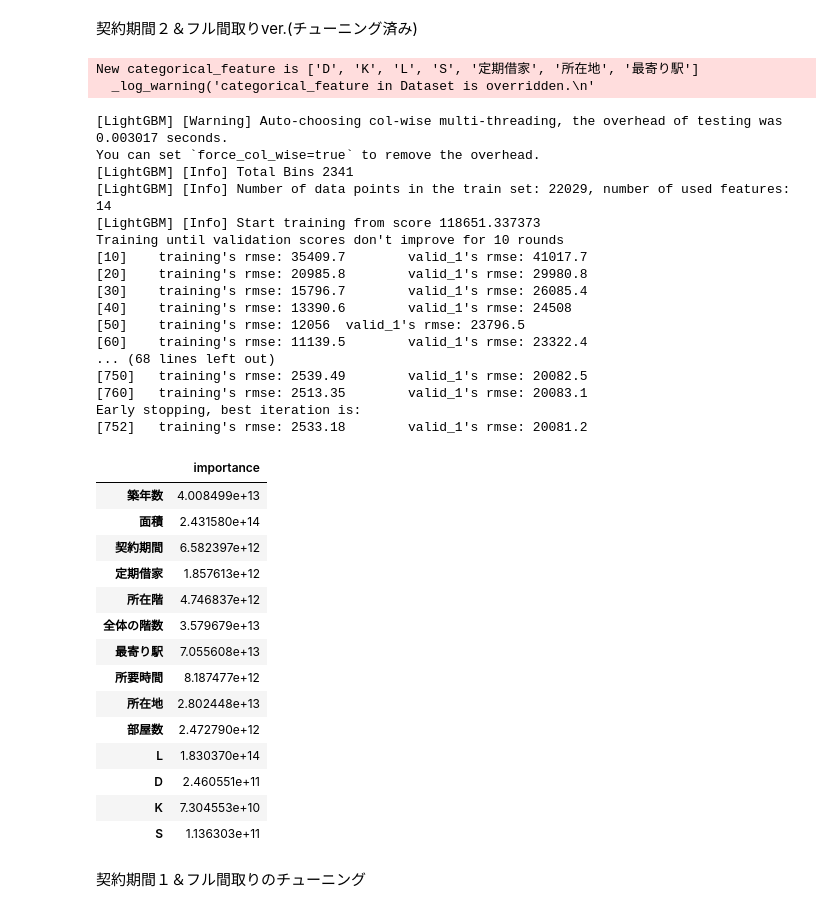
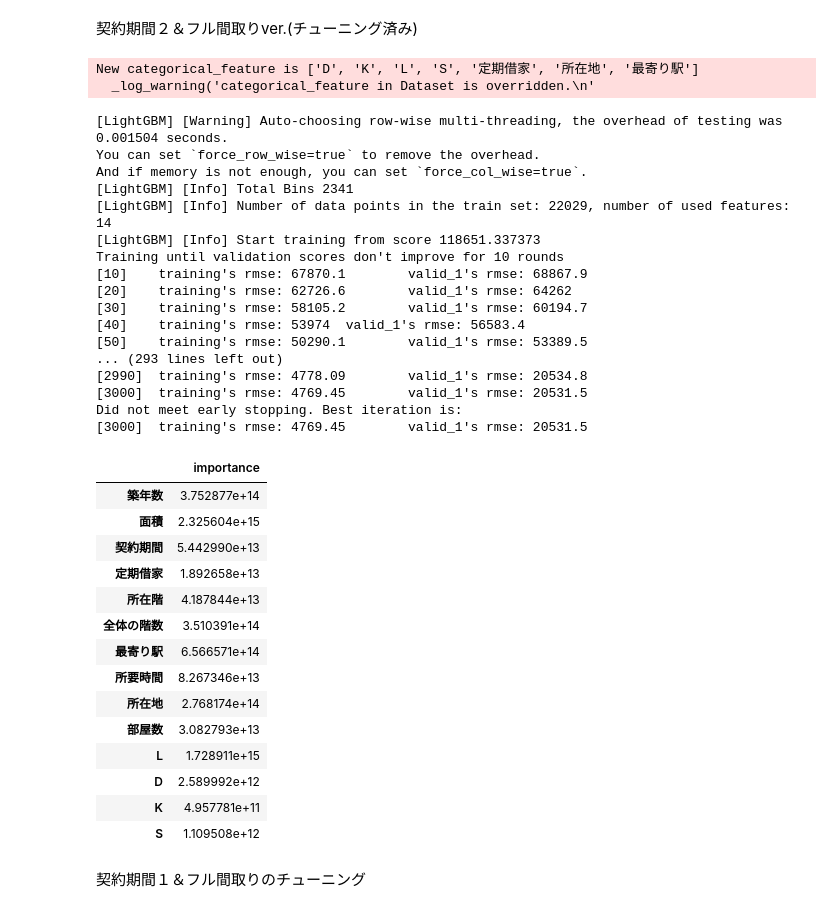
Before and after one commit to kyotoman-koshida/mynabi, a Jupyter notebook: lightGBM.ipynb, the cells around one changed output. Drawn from its saved outputs; the diff is of its cells as text; code cells hidden in the pictures.

```diff
--- a/lightGBM.ipynb
+++ b/lightGBM.ipynb
@@ -70,61 +72,62 @@ lgb_eval = lgb.Dataset(X_valid, y_valid, reference=lgb_train)
 params = {
     'objective':'regression',
     'metrics':'rmse',
+    'learning_rate':0.01,
     'reg_lambda': 4.430375245218262e-06,
     'max_bin': 502,
     'num_leaves': 97
 }
 
 model = lgb.train(
                     params,
                     lgb_train,
                     valid_sets=[lgb_train, lgb_eval],
                     verbose_eval=10,
                     num_boost_round=3000,
                     early_stopping_rounds=10,
                     categorical_feature = category_lists
                     )
 
 y_pred = model.predict(X_test, num_iteration=model.best_iteration)
 
 # feature importanceを表示
 importance = pd.DataFrame(model.feature_importance(importance_type = "gain"), index=X_train.columns, columns=['importance'])
 display(importance)
 # %% [output]
 New categorical_feature is ['D', 'K', 'L', 'S', '定期借家', '所在地', '最寄り駅']
   _log_warning('categorical_feature in Dataset is overridden.\n'
-[LightGBM] [Warning] Auto-choosing col-wise multi-threading, the overhead of testing was 0.003017 seconds.
-You can set `force_col_wise=true` to remove the overhead.
+[LightGBM] [Warning] Auto-choosing row-wise multi-threading, the overhead of testing was 0.001504 seconds.
+You can set `force_row_wise=true` to remove the overhead.
+And if memory is not enough, you can set `force_col_wise=true`.
 [LightGBM] [Info] Total Bins 2341
 [LightGBM] [Info] Number of data points in the train set: 22029, number of used features: 14
 [LightGBM] [Info] Start training from score 118651.337373
 Training until validation scores don't improve for 10 rounds
-[10]    training's rmse: 35409.7        valid_1's rmse: 41017.7
-[20]    training's rmse: 20985.8        valid_1's rmse: 29980.8
-[30]    training's rmse: 15796.7        valid_1's rmse: 26085.4
-[40]    training's rmse: 13390.6        valid_1's rmse: 24508
-[50]    training's rmse: 12056  valid_1's rmse: 23796.5
-[60]    training's rmse: 11139.5        valid_1's rmse: 23322.4
-... (68 lines left out)
-[750]   training's rmse: 2539.49        valid_1's rmse: 20082.5
-[760]   training's rmse: 2513.35        valid_1's rmse: 20083.1
-Early stopping, best iteration is:
-[752]   training's rmse: 2533.18        valid_1's rmse: 20081.2
+[10]    training's rmse: 67870.1        valid_1's rmse: 68867.9
+[20]    training's rmse: 62726.6        valid_1's rmse: 64262
+[30]    training's rmse: 58105.2        valid_1's rmse: 60194.7
+[40]    training's rmse: 53974  valid_1's rmse: 56583.4
+[50]    training's rmse: 50290.1        valid_1's rmse: 53389.5
+... (293 lines left out)
+[2990]  training's rmse: 4778.09        valid_1's rmse: 20534.8
+[3000]  training's rmse: 4769.45        valid_1's rmse: 20531.5
+Did not meet early stopping. Best iteration is:
+[3000]  training's rmse: 4769.45        valid_1's rmse: 20531.5
 |  | importance |
-| 築年数 | 4.008499e+13 |
-| 面積 | 2.431580e+14 |
-| 契約期間 | 6.582397e+12 |
-| 定期借家 | 1.857613e+12 |
-| 所在階 | 4.746837e+12 |
-| 全体の階数 | 3.579679e+13 |
-| 最寄り駅 | 7.055608e+13 |
-| 所要時間 | 8.187477e+12 |
-| 所在地 | 2.802448e+13 |
-| 部屋数 | 2.472790e+12 |
-| L | 1.830370e+14 |
-| D | 2.460551e+11 |
-| K | 7.304553e+10 |
-| S | 1.136303e+11 |
+| 築年数 | 3.752877e+14 |
+| 面積 | 2.325604e+15 |
+| 契約期間 | 5.442990e+13 |
+| 定期借家 | 1.892658e+13 |
+| 所在階 | 4.187844e+13 |
+| 全体の階数 | 3.510391e+14 |
+| 最寄り駅 | 6.566571e+14 |
+| 所要時間 | 8.267346e+13 |
+| 所在地 | 2.768174e+14 |
+| 部屋数 | 3.082793e+13 |
+| L | 1.728911e+15 |
+| D | 2.589992e+12 |
+| K | 4.957781e+11 |
+| S | 1.109508e+12 |
 # %%
 df = pd.read_csv('test.csv')
 id = df['id']
```
Also changed, not shown: parts of 1 cell of this notebook, 6 other files.
